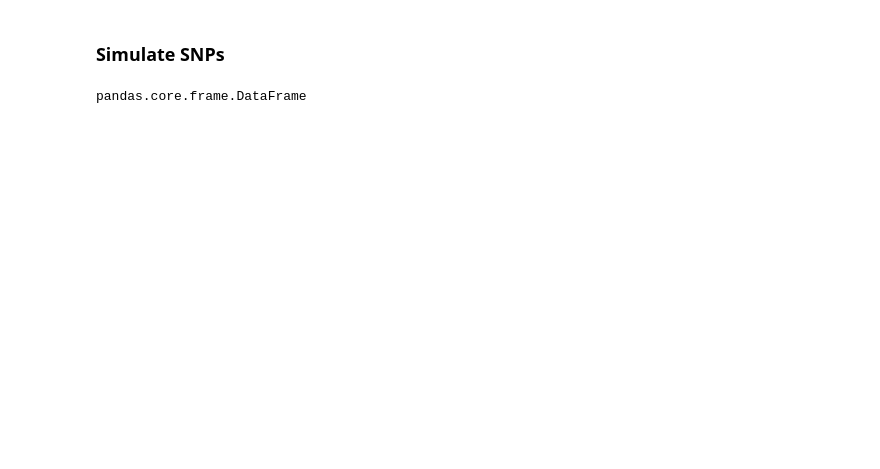
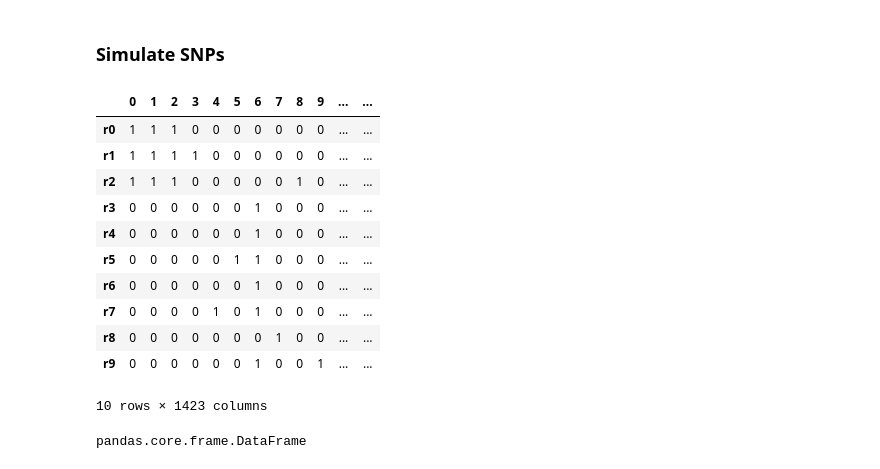
Before and after one commit to eaton-lab/hogtie, a Jupyter notebook: notebooks/test-elissa.ipynb, the cells around one changed output. Cells and saved outputs as stored; diff of their text form; code cells hidden in the pictures; blank space fills up the shorter version.

```diff
--- a/notebooks/test-elissa.ipynb
+++ b/notebooks/test-elissa.ipynb
@@ -13,20 +13,34 @@ from loguru import logger
 # %% [markdown]
 ### Generate a random species tree
 # %%
-tree = toytree.rtree.unittree(ntips=10, treeheight=1e5)
+tree = toytree.rtree.imbtree(ntips=10, treeheight=1e5)
 tree.draw(ts='p', admixture_edges=[(3, 8)]);
 # %% [output]
 [interactive output not drawn]
 # %% [markdown]
 ### Simulate SNPs
 # %%
-mod = ipcoal.Model(tree=tree, Ne=1e6, admixture_edges=[(3, 8, 0.5, 0.5)], nsamples=1)
-mod.sim_loci(1, nsites=10000)
+mod = ipcoal.Model(tree=tree, Ne=1e5, nsamples=1)
+mod.sim_loci(nloci=1, nsites=100000)
 # %%
 genos = mod.write_vcf()
 
 #save as an object
 ipcoalmatrix = genos.iloc[:, 9:].T
+ipcoalmatrix
+# %% [output]
+|  | 0 | 1 | 2 | 3 | 4 | 5 | 6 | 7 | 8 | 9 | ... | ... |
+| r0 | 1 | 1 | 1 | 0 | 0 | 0 | 0 | 0 | 0 | 0 | ... | ... |
+| r1 | 1 | 1 | 1 | 1 | 0 | 0 | 0 | 0 | 0 | 0 | ... | ... |
+| r2 | 1 | 1 | 1 | 0 | 0 | 0 | 0 | 0 | 1 | 0 | ... | ... |
+| r3 | 0 | 0 | 0 | 0 | 0 | 0 | 1 | 0 | 0 | 0 | ... | ... |
+| r4 | 0 | 0 | 0 | 0 | 0 | 0 | 1 | 0 | 0 | 0 | ... | ... |
+| r5 | 0 | 0 | 0 | 0 | 0 | 1 | 1 | 0 | 0 | 0 | ... | ... |
+| r6 | 0 | 0 | 0 | 0 | 0 | 0 | 1 | 0 | 0 | 0 | ... | ... |
+| r7 | 0 | 0 | 0 | 0 | 1 | 0 | 1 | 0 | 0 | 0 | ... | ... |
+| r8 | 0 | 0 | 0 | 0 | 0 | 0 | 0 | 1 | 0 | 0 | ... | ... |
+| r9 | 0 | 0 | 0 | 0 | 0 | 0 | 1 | 0 | 0 | 1 | ... | ... |
+10 rows × 1423 columns
 # %%
 type(genos)
 # %% [output]
```
Also changed, not shown: parts of 7 cells of this notebook, 8 other files.
